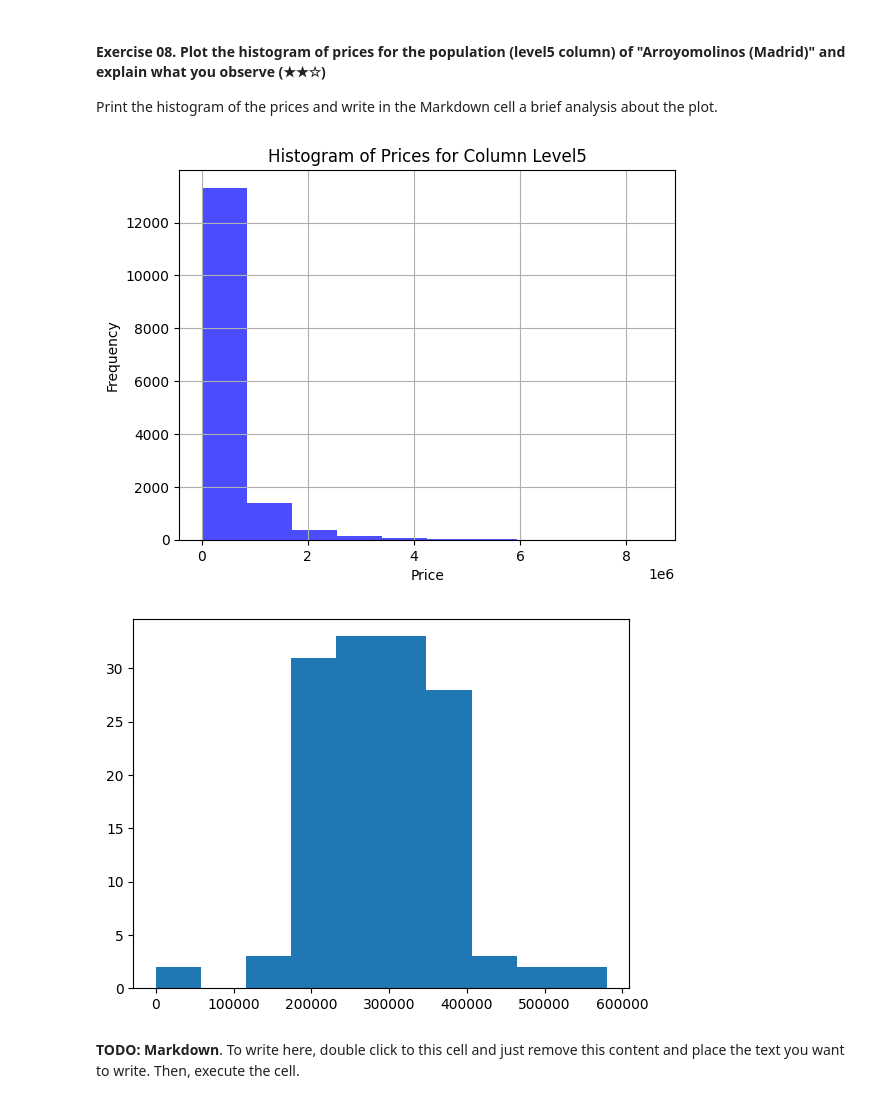
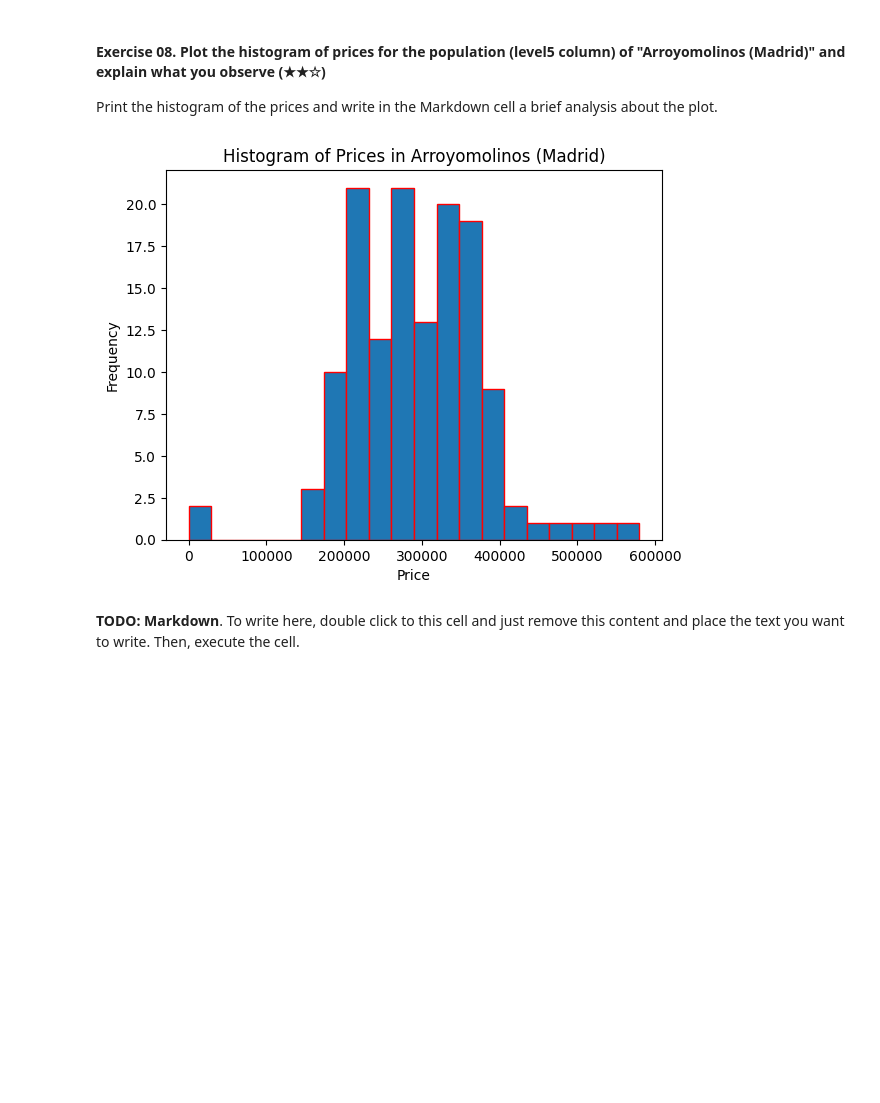
Before and after one commit to 4GeeksAcademy/Kransky85-realestate-datacleanup-exercise, a Jupyter notebook: project.ipynb, the cells around one changed output. Drawn from its saved outputs; the diff is of its cells as text; code cells hidden in the pictures; blank space fills up the shorter version.

```diff
--- a/project.ipynb
+++ b/project.ipynb
@@ -183,23 +176,17 @@ print(data)
 
 Print the histogram of the prices and write in the Markdown cell a brief analysis about the plot.
 # %%
+import pandas as pd
 import matplotlib.pyplot as plt
-
-population_ds = ds['price']
-
-plt.hist(population_ds, bins=10, color='blue', alpha=0.7)
+ds = pd.read_csv('assets/real_estate.csv', sep=';')
+arroyomolinos_data = ds[ds['level5'] == "Arroyomolinos (Madrid)"]
+plt.hist(arroyomolinos_data['price'], bins=20, edgecolor='red')
+plt.title('Histogram of Prices in Arroyomolinos (Madrid)')
 plt.xlabel('Price')
 plt.ylabel('Frequency')
-plt.title('Histogram of Prices for Column Level5')
-plt.grid(True)
 plt.show()
-
-data = ds[ds['level5'] == "Arroyomolinos (Madrid)"]
-plt.hist(data['price'])
-plt.show()
 # %% [output]
-[figure, old version]
+[figure, new version]
-[figure, removed]
 # %% [markdown]
 **TODO: Markdown**. To write here, double click to this cell and just remove this content and place the text you want to write. Then, execute the cell.
 # %% [markdown]
```
Also changed, not shown: parts of 9 cells of this notebook.
